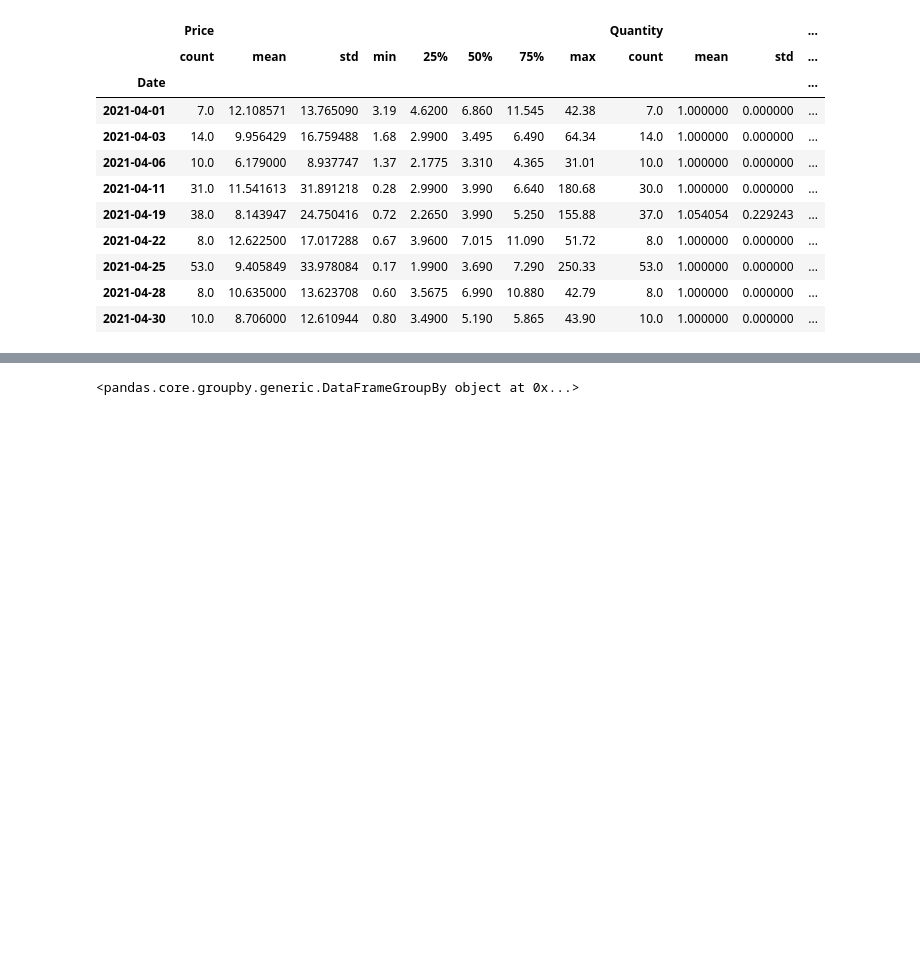
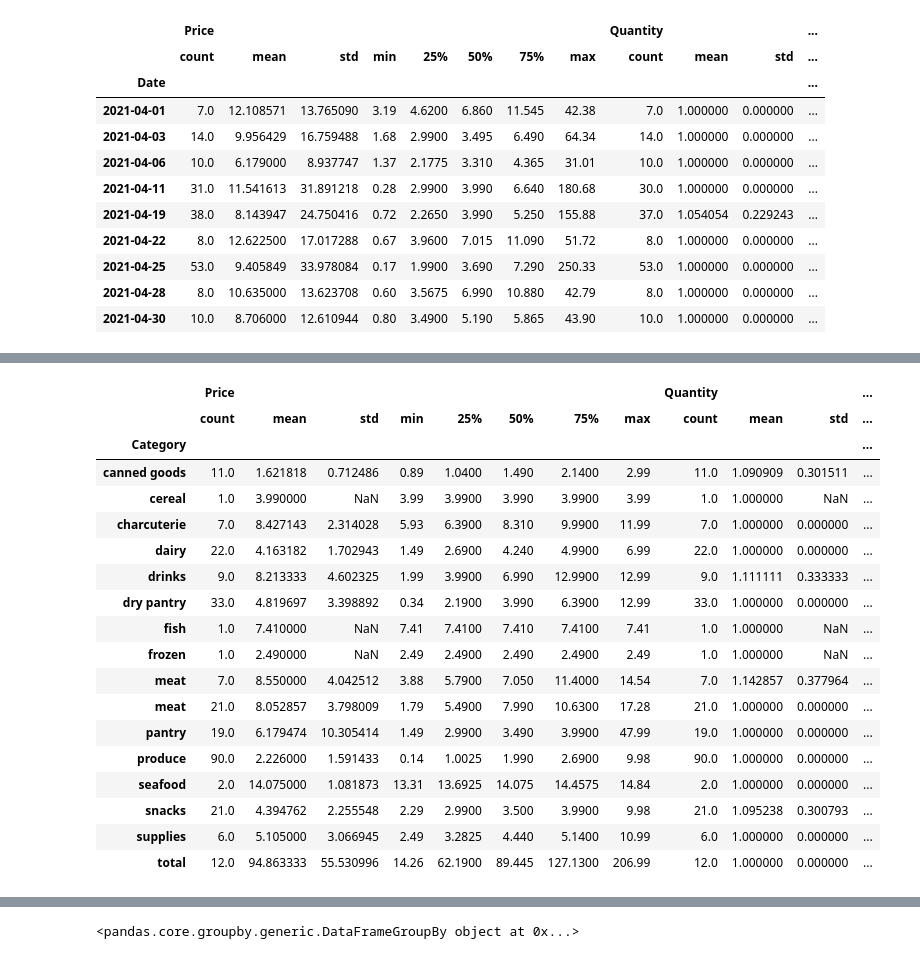
Before and after one commit to matty808dncr/grocery_project, a Jupyter notebook: Practice Workbook.ipynb, the cells around one changed output, grey strips where cells are left out. Cells and saved outputs as stored; diff of their text form; code cells hidden in the pictures; blank space fills up the shorter version.

```diff
--- a/Practice Workbook.ipynb
+++ b/Practice Workbook.ipynb
@@ -24,8 +24,8 @@ dict_values([                       Item Category   Price  Quantity       Date
 
 [187 rows x 5 columns]])
 # %%
-march = pd.read_excel(r"C:\Users\mlwal\Downloads\GROCERY SS (1).xlsx", 'March 21')
-april = pd.read_excel(r"C:\Users\mlwal\Downloads\GROCERY SS (1).xlsx", 'April 21')
+march = pd.read_excel(r"GROCERY SS (1).xlsx", 'March 21')
+april = pd.read_excel(r"GROCERY SS (1).xlsx", 'April 21')
 march.head()
 # %% [output]
 |  | Item | Category | Price | Quantity | Date |
@@ -94,0 +93,23 @@ a_sal
+# %%
+mcat = march.groupby(['Category'])
+mcat.describe()
+# %% [output]
+|  | Price |  |  |  |  |  |  |  | Quantity |  |  | ... |
+|  | count | mean | std | min | 25% | 50% | 75% | max | count | mean | std | ... |
+| Category |  |  |  |  |  |  |  |  |  |  |  | ... |
+| canned goods | 11.0 | 1.621818 | 0.712486 | 0.89 | 1.0400 | 1.490 | 2.1400 | 2.99 | 11.0 | 1.090909 | 0.301511 | ... |
+| cereal | 1.0 | 3.990000 | NaN | 3.99 | 3.9900 | 3.990 | 3.9900 | 3.99 | 1.0 | 1.000000 | NaN | ... |
+| charcuterie | 7.0 | 8.427143 | 2.314028 | 5.93 | 6.3900 | 8.310 | 9.9900 | 11.99 | 7.0 | 1.000000 | 0.000000 | ... |
+| dairy | 22.0 | 4.163182 | 1.702943 | 1.49 | 2.6900 | 4.240 | 4.9900 | 6.99 | 22.0 | 1.000000 | 0.000000 | ... |
+| drinks | 9.0 | 8.213333 | 4.602325 | 1.99 | 3.9900 | 6.990 | 12.9900 | 12.99 | 9.0 | 1.111111 | 0.333333 | ... |
+| dry pantry | 33.0 | 4.819697 | 3.398892 | 0.34 | 2.1900 | 3.990 | 6.3900 | 12.99 | 33.0 | 1.000000 | 0.000000 | ... |
+| fish | 1.0 | 7.410000 | NaN | 7.41 | 7.4100 | 7.410 | 7.4100 | 7.41 | 1.0 | 1.000000 | NaN | ... |
+| frozen | 1.0 | 2.490000 | NaN | 2.49 | 2.4900 | 2.490 | 2.4900 | 2.49 | 1.0 | 1.000000 | NaN | ... |
+| meat | 7.0 | 8.550000 | 4.042512 | 3.88 | 5.7900 | 7.050 | 11.4000 | 14.54 | 7.0 | 1.142857 | 0.377964 | ... |
+| meat | 21.0 | 8.052857 | 3.798009 | 1.79 | 5.4900 | 7.990 | 10.6300 | 17.28 | 21.0 | 1.000000 | 0.000000 | ... |
+| pantry | 19.0 | 6.179474 | 10.305414 | 1.49 | 2.9900 | 3.490 | 3.9900 | 47.99 | 19.0 | 1.000000 | 0.000000 | ... |
+| produce | 90.0 | 2.226000 | 1.591433 | 0.14 | 1.0025 | 1.990 | 2.6900 | 9.98 | 90.0 | 1.000000 | 0.000000 | ... |
+| seafood | 2.0 | 14.075000 | 1.081873 | 13.31 | 13.6925 | 14.075 | 14.4575 | 14.84 | 2.0 | 1.000000 | 0.000000 | ... |
+| snacks | 21.0 | 4.394762 | 2.255548 | 2.29 | 2.9900 | 3.500 | 3.9900 | 9.98 | 21.0 | 1.095238 | 0.300793 | ... |
+| supplies | 6.0 | 5.105000 | 3.066945 | 2.49 | 3.2825 | 4.440 | 5.1400 | 10.99 | 6.0 | 1.000000 | 0.000000 | ... |
+| total | 12.0 | 94.863333 | 55.530996 | 14.26 | 62.1900 | 89.445 | 127.1300 | 206.99 | 12.0 | 1.000000 | 0.000000 | ... |
```
Also changed, not shown: parts of 7 cells of this notebook.
